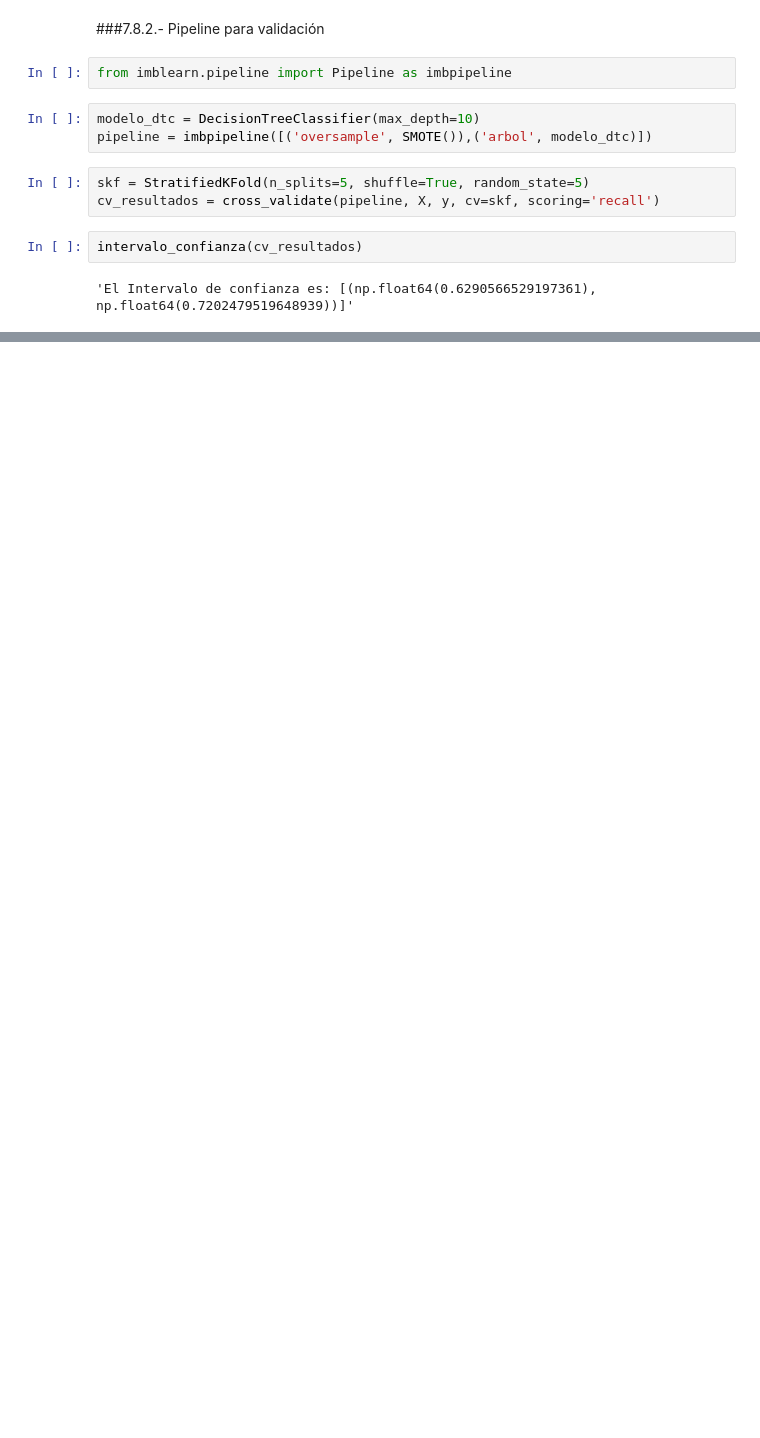
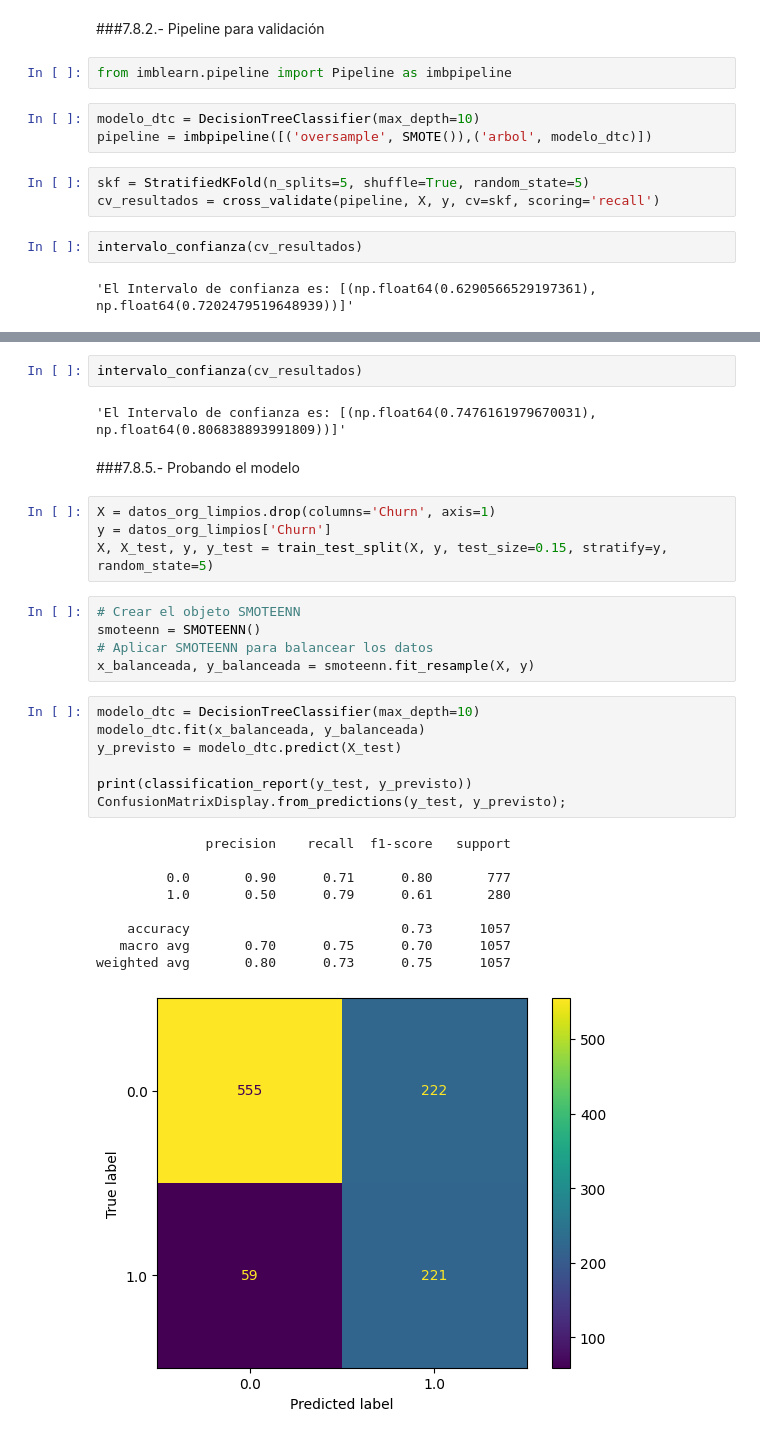
Before and after one commit to Antonio-B85/challenge-Parte-2--TelecomX, a Jupyter notebook: TelecomX_Parte2.ipynb, the cells around one changed output, grey strips where cells are left out. Drawn from its saved outputs; the diff is of its cells as text; blank space fills up the shorter version.

Commit message:
probando el modelo

```diff
--- a/TelecomX_Parte2.ipynb
+++ b/TelecomX_Parte2.ipynb
@@ -967,0 +994,32 @@ intervalo_confianza(cv_resultados)
+# %%
+intervalo_confianza(cv_resultados)
+# %% [output]
+'El Intervalo de confianza es: [(np.float64(0.7476161979670031), np.float64(0.806838893991809))]'
+# %% [markdown]
+###7.8.5.- Probando el modelo
+# %%
+X = datos_org_limpios.drop(columns='Churn', axis=1)
+y = datos_org_limpios['Churn']
+X, X_test, y, y_test = train_test_split(X, y, test_size=0.15, stratify=y, random_state=5)
+# %%
+# Crear el objeto SMOTEENN
+smoteenn = SMOTEENN()
+# Aplicar SMOTEENN para balancear los datos
+x_balanceada, y_balanceada = smoteenn.fit_resample(X, y)
+# %%
+modelo_dtc = DecisionTreeClassifier(max_depth=10)
+modelo_dtc.fit(x_balanceada, y_balanceada)
+y_previsto = modelo_dtc.predict(X_test)
+
+print(classification_report(y_test, y_previsto))
+ConfusionMatrixDisplay.from_predictions(y_test, y_previsto);
+# %% [output]
+              precision    recall  f1-score   support
+
+         0.0       0.90      0.71      0.80       777
+         1.0       0.50      0.79      0.61       280
+
+    accuracy                           0.73      1057
+   macro avg       0.70      0.75      0.70      1057
+weighted avg       0.80      0.73      0.75      1057
+[figure, added]
```
Also changed, not shown: parts of 7 cells of this notebook.
